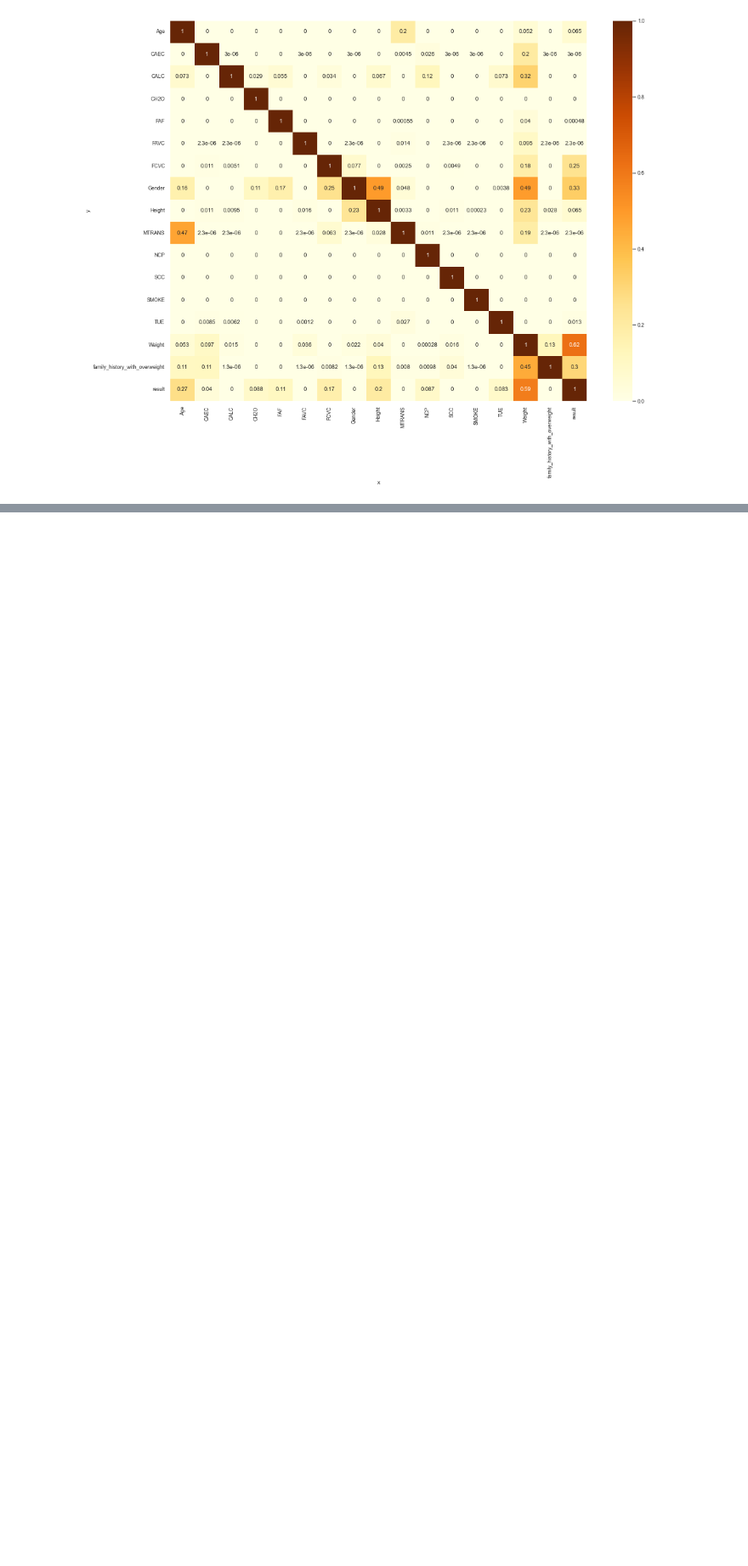
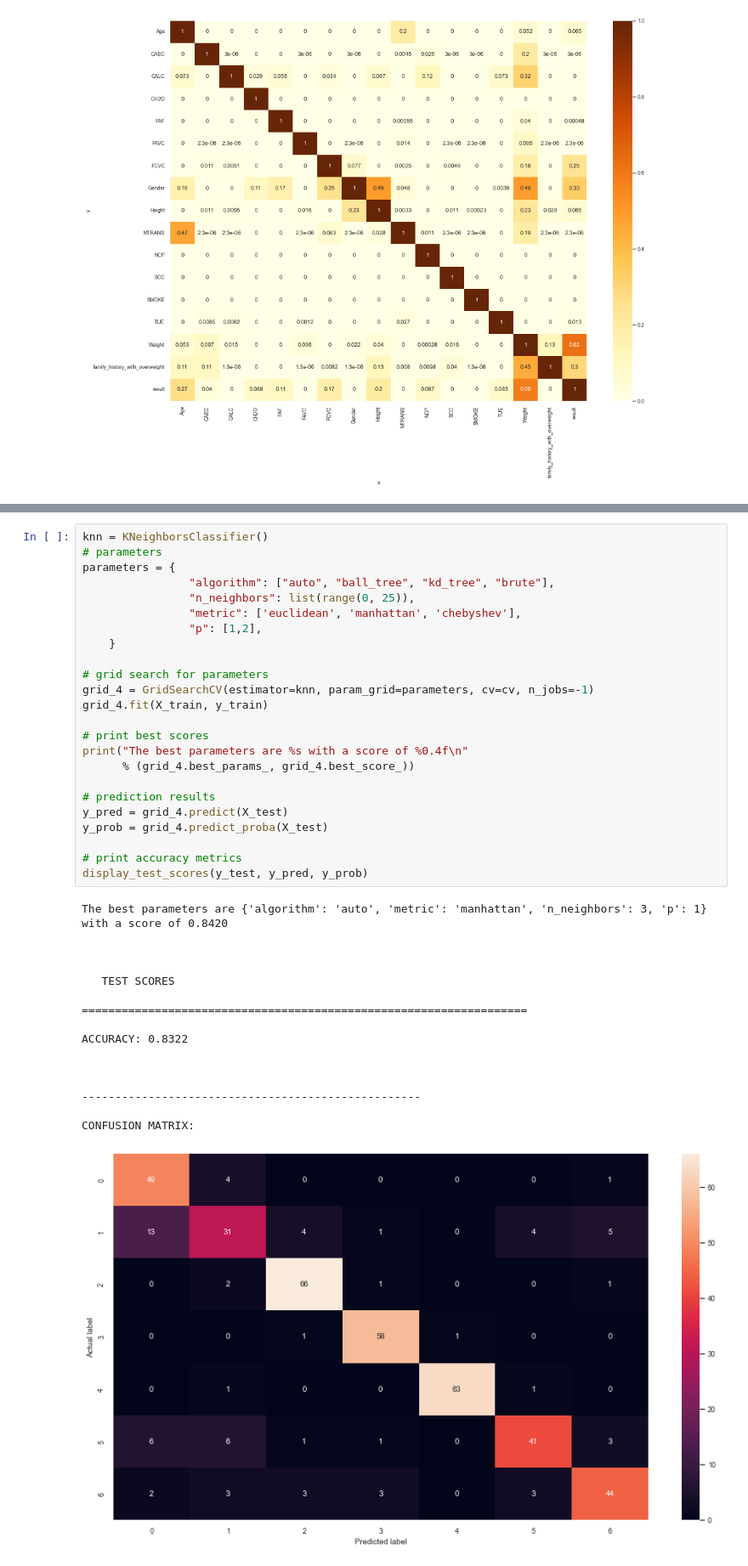
Before and after one commit to SanketAgwl/Obesity-Prediction-Data-Science, a Jupyter notebook: project.ipynb, the cells around one changed output, grey strips where cells are left out. Shown at 85% size. Cells and saved outputs as stored; diff of their text form; blank space fills up the shorter version.

```diff
--- a/project.ipynb
+++ b/project.ipynb
@@ -954,0 +959,41 @@ weighted avg       0.97      0.97      0.97       423
+# %%
+knn = KNeighborsClassifier()
+# parameters
+parameters = {
+                "algorithm": ["auto", "ball_tree", "kd_tree", "brute"],
+                "n_neighbors": list(range(0, 25)),
+                "metric": ['euclidean', 'manhattan', 'chebyshev'],
+                "p": [1,2],
+    }
+
+# grid search for parameters
+grid_4 = GridSearchCV(estimator=knn, param_grid=parameters, cv=cv, n_jobs=-1)
+grid_4.fit(X_train, y_train)
+
+# print best scores
+print("The best parameters are %s with a score of %0.4f\n"
+      % (grid_4.best_params_, grid_4.best_score_))
+
+# prediction results
+y_pred = grid_4.predict(X_test)
+y_prob = grid_4.predict_proba(X_test)
+
+# print accuracy metrics
+display_test_scores(y_test, y_pred, y_prob)
+# %% [output]
+The best parameters are {'algorithm': 'auto', 'metric': 'manhattan', 'n_neighbors': 3, 'p': 1} with a score of 0.8420
+
+
+
+   TEST SCORES
+
+===================================================================
+
+ACCURACY: 0.8322
+
+
+
+---------------------------------------------------
+
+CONFUSION MATRIX:
+[figure, added]
```
Also changed, not shown: parts of 64 cells of this notebook.
